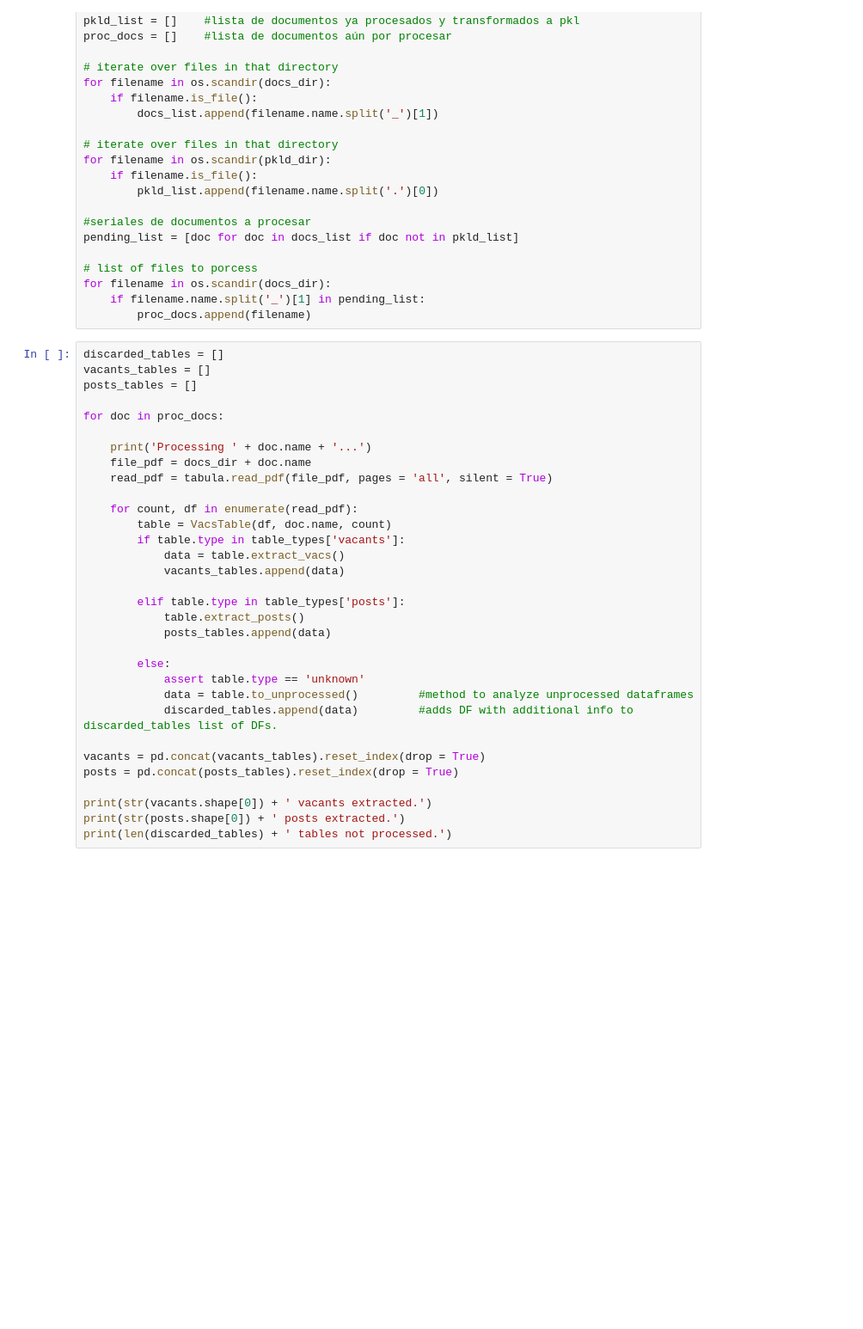
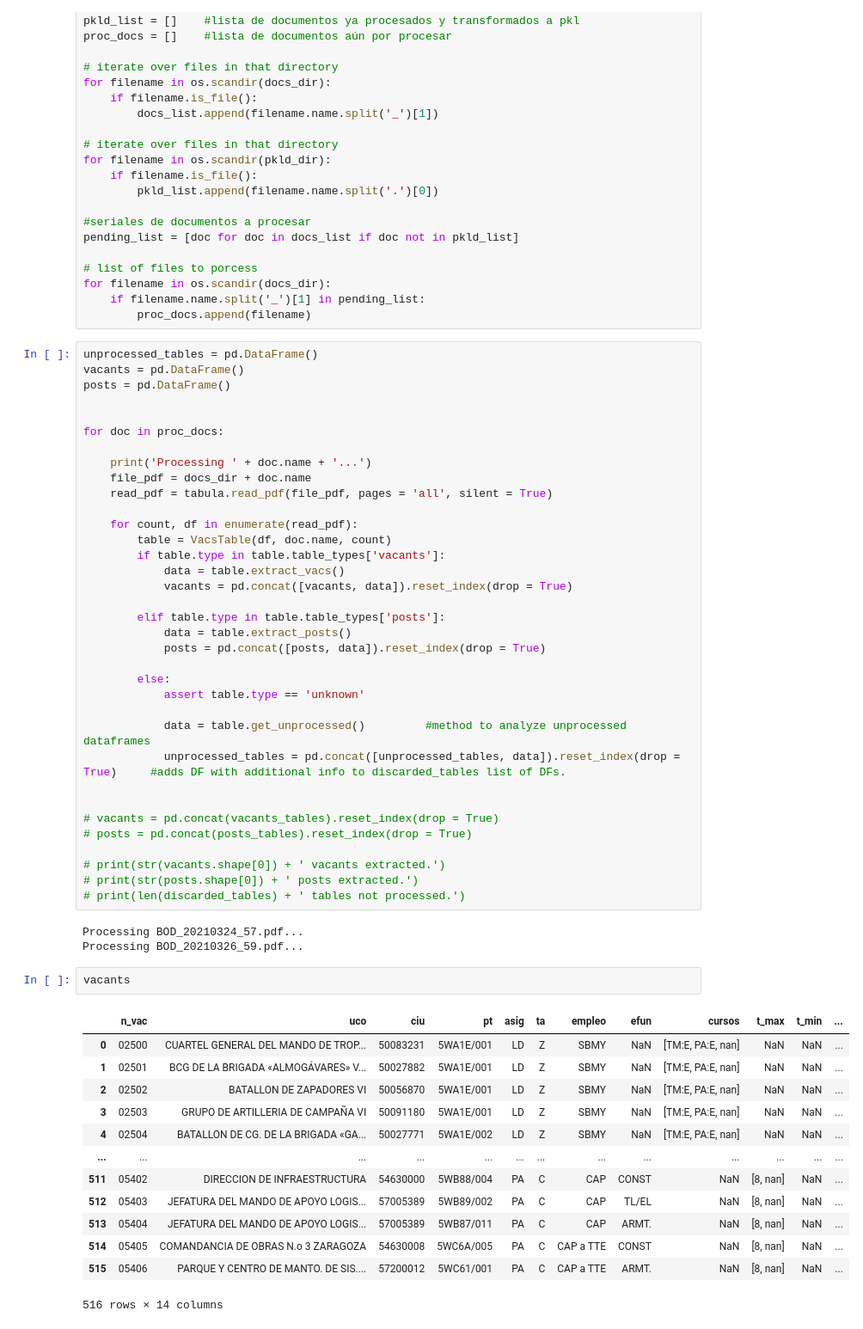
Before and after one commit to jaume-rsl/scraper, a Jupyter notebook: scraper.ipynb, the cells around one changed output. Shown: that part at 86% size. Cells and saved outputs as stored; diff of their text form; blank space fills up the shorter version.

Commit message:
Basic Data extraction in 14 cols, debugging unprocessed

```diff
--- a/scraper.ipynb
+++ b/scraper.ipynb
@@ -149,9 +204,10 @@ for filename in os.scandir(docs_dir):
     if filename.name.split('_')[1] in pending_list:
         proc_docs.append(filename)
 # %%
-discarded_tables = []
-vacants_tables = []
-posts_tables = []
+unprocessed_tables = pd.DataFrame()
+vacants = pd.DataFrame()
+posts = pd.DataFrame()
+
 
 for doc in proc_docs:
 
@@ -161,22 +217,43 @@ for doc in proc_docs:
 
     for count, df in enumerate(read_pdf):
         table = VacsTable(df, doc.name, count)
-        if table.type in table_types['vacants']:
+        if table.type in table.table_types['vacants']:
             data = table.extract_vacs()
-            vacants_tables.append(data)
+            vacants = pd.concat([vacants, data]).reset_index(drop = True)
 
-        elif table.type in table_types['posts']:
-            table.extract_posts()
-            posts_tables.append(data)
+        elif table.type in table.table_types['posts']:
+            data = table.extract_posts()
+            posts = pd.concat([posts, data]).reset_index(drop = True)
 
         else:
             assert table.type == 'unknown'
-            data = table.to_unprocessed()         #method to analyze unprocessed dataframes
-            discarded_tables.append(data)         #adds DF with additional info to discarded_tables list of DFs.
 
-vacants = pd.concat(vacants_tables).reset_index(drop = True)
-posts = pd.concat(posts_tables).reset_index(drop = True)
+            data = table.get_unprocessed()         #method to analyze unprocessed dataframes
+            unprocessed_tables = pd.concat([unprocessed_tables, data]).reset_index(drop = True)     #adds DF with additional info to discarded_tables list of DFs.
 
-print(str(vacants.shape[0]) + ' vacants extracted.')
-print(str(posts.shape[0]) + ' posts extracted.')
-print(len(discarded_tables) + ' tables not processed.')
+
+# vacants = pd.concat(vacants_tables).reset_index(drop = True)
+# posts = pd.concat(posts_tables).reset_index(drop = True)
+
+# print(str(vacants.shape[0]) + ' vacants extracted.')
+# print(str(posts.shape[0]) + ' posts extracted.')
+# print(len(discarded_tables) + ' tables not processed.')
+# %% [output]
+Processing BOD_20210324_57.pdf...
+Processing BOD_20210326_59.pdf...
+# %%
+vacants
+# %% [output]
+|  | n_vac | uco | ciu | pt | asig | ta | empleo | efun | cursos | t_max | t_min | ... |
+| 0 | 02500 | CUARTEL GENERAL DEL MANDO DE TROP... | 50083231 | 5WA1E/001 | LD | Z | SBMY | NaN | [TM:E, PA:E, nan] | NaN | NaN | ... |
+| 1 | 02501 | BCG DE LA BRIGADA «ALMOGÁVARES» V... | 50027882 | 5WA1E/001 | LD | Z | SBMY | NaN | [TM:E, PA:E, nan] | NaN | NaN | ... |
+| 2 | 02502 | BATALLON DE ZAPADORES VI | 50056870 | 5WA1E/001 | LD | Z | SBMY | NaN | [TM:E, PA:E, nan] | NaN | NaN | ... |
+| 3 | 02503 | GRUPO DE ARTILLERIA DE CAMPAÑA VI | 50091180 | 5WA1E/001 | LD | Z | SBMY | NaN | [TM:E, PA:E, nan] | NaN | NaN | ... |
+| 4 | 02504 | BATALLON DE CG. DE LA BRIGADA «GA... | 50027771 | 5WA1E/002 | LD | Z | SBMY | NaN | [TM:E, PA:E, nan] | NaN | NaN | ... |
+| ... | ... | ... | ... | ... | ... | ... | ... | ... | ... | ... | ... | ... |
+| 511 | 05402 | DIRECCION DE INFRAESTRUCTURA | 54630000 | 5WB88/004 | PA | C | CAP | CONST | NaN | [8, nan] | NaN | ... |
+| 512 | 05403 | JEFATURA DEL MANDO DE APOYO LOGIS... | 57005389 | 5WB89/002 | PA | C | CAP | TL/EL | NaN | [8, nan] | NaN | ... |
+| 513 | 05404 | JEFATURA DEL MANDO DE APOYO LOGIS... | 57005389 | 5WB87/011 | PA | C | CAP | ARMT. | NaN | [8, nan] | NaN | ... |
+| 514 | 05405 | COMANDANCIA DE OBRAS N.o 3 ZARAGOZA | 54630008 | 5WC6A/005 | PA | C | CAP a TTE | CONST | NaN | [8, nan] | NaN | ... |
+| 515 | 05406 | PARQUE Y CENTRO DE MANTO. DE SIS.... | 57200012 | 5WC61/001 | PA | C | CAP a TTE | ARMT. | NaN | [8, nan] | NaN | ... |
+516 rows × 14 columns
```
Also changed, not shown: parts of 5 cells of this notebook.
